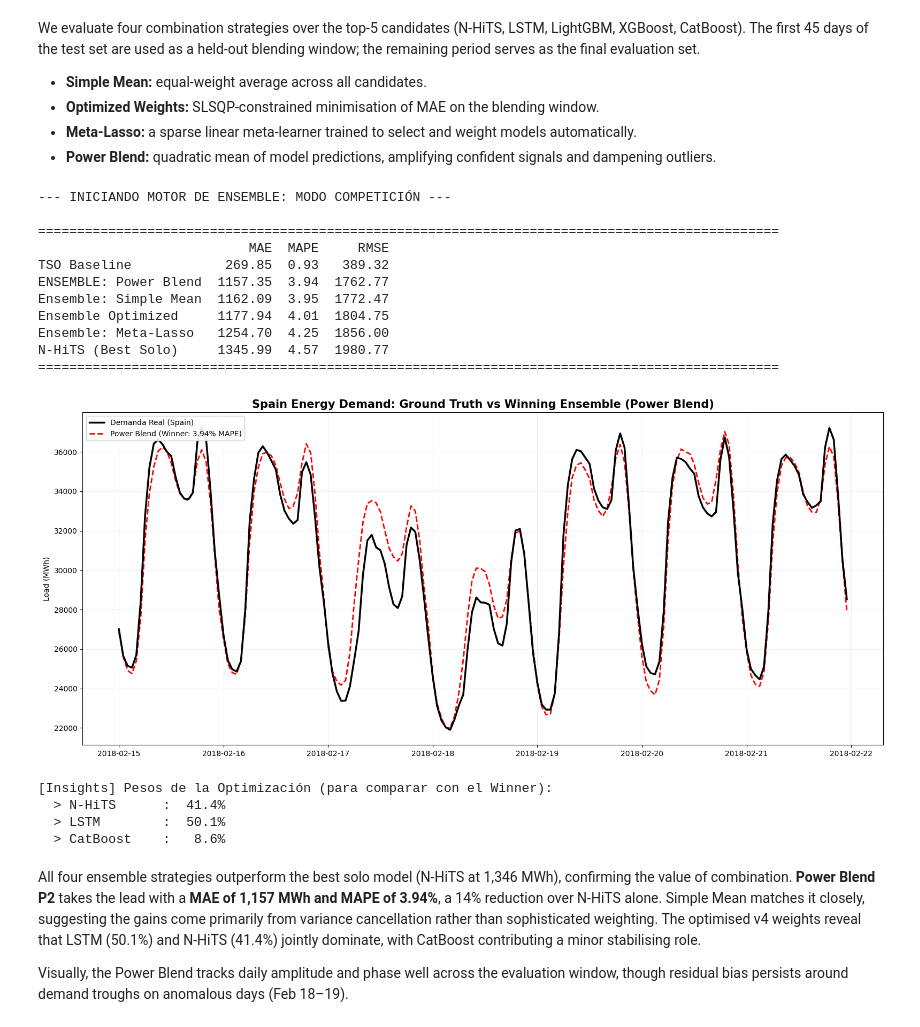
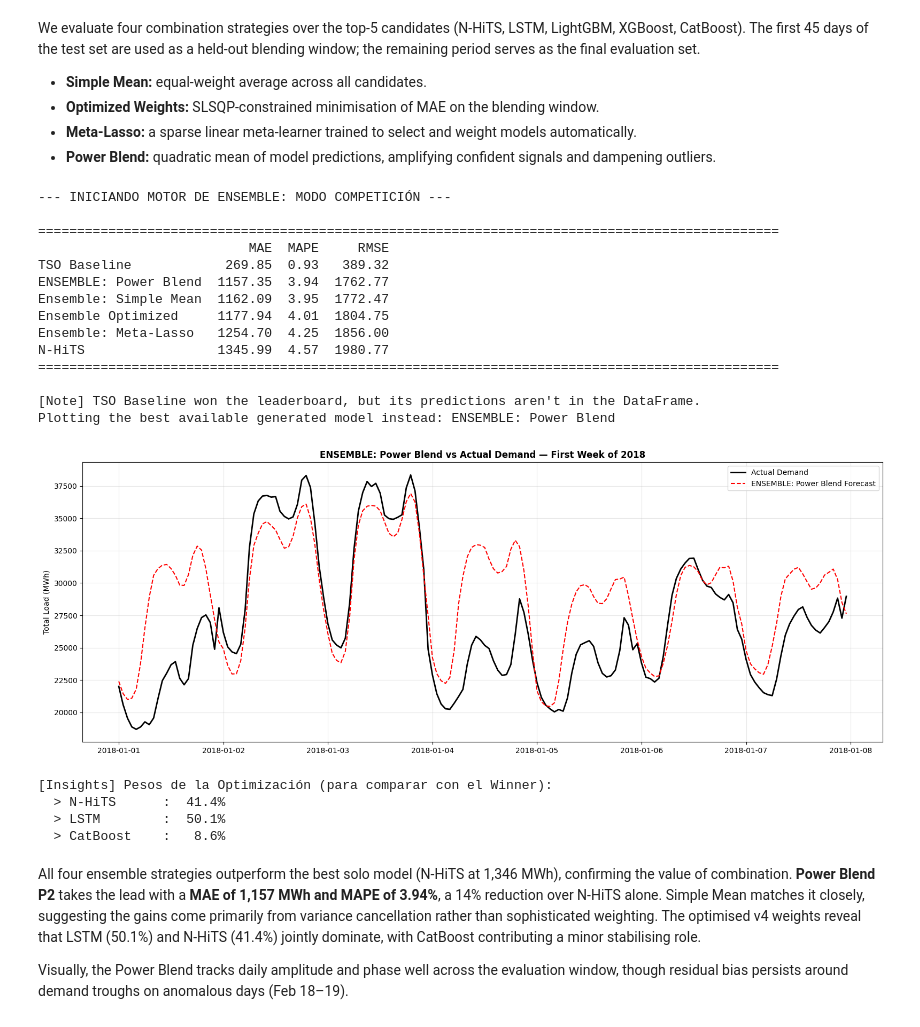
Before and after one commit to MariaGoico/Time_Series_Final_Project, a Jupyter notebook: modeling_pipeline.ipynb, the cells around one changed output. Drawn from its saved outputs; the diff is of its cells as text; code cells hidden in the pictures.

Commit message:
changed plot ensemble forecast

```diff
--- a/modeling_pipeline.ipynb
+++ b/modeling_pipeline.ipynb
@@ -451,10 +487,9 @@ model_names = [c for c in ensemble_df.columns if c != 'Actual']
 
 train_size = 45 * 24
 train_df = ensemble_df.iloc[:train_size]
-eval_df  = ensemble_df.iloc[train_size:].copy()
 
-
-eval_df['ENSEMBLE: Power Blend'] = (eval_df[model_names]**2).mean(axis=1)**(1/2)
+# Calculate ensembles over the ENTIRE dataset so we can plot any timeframe
+ensemble_df['ENSEMBLE: Power Blend'] = (ensemble_df[model_names]**2).mean(axis=1)**(1/2)
 
 def objective_mae(weights):
     weights = weights / np.sum(weights)
@@ -465,14 +500,14 @@ res_opt = minimize(objective_mae, [1./len(model_names)]*len(model_names),
                    method='SLSQP', bounds=[(0, 1)]*len(model_names),
                    constraints=({'type': 'eq', 'fun': lambda w: np.sum(w) - 1}))
 best_w_opt = res_opt.x / np.sum(res_opt.x)
-eval_df['Ensemble Optimized'] = (eval_df[model_names] * best_w_opt).sum(axis=1)
+ensemble_df['Ensemble Optimized'] = (ensemble_df[model_names] * best_w_opt).sum(axis=1)
 
 meta_lasso = Lasso(alpha=0.1, positive=True)
 meta_lasso.fit(train_df[model_names], train_df['Actual'])
-eval_df['Ensemble: Meta-Lasso'] = meta_lasso.predict(eval_df[model_names])
+ensemble_df['Ensemble: Meta-Lasso'] = meta_lasso.predict(ensemble_df[model_names])
 
-eval_df['Ensemble: Simple Mean'] = eval_df[model_names].mean(axis=1)
-
+ensemble_df['Ensemble: Simple Mean'] = ensemble_df[model_names].mean(axis=1)
+eval_df = ensemble_df.iloc[train_size:].copy()
 
 def get_metrics(y_true, y_pred):
     return {
@@ -487,45 +522,61 @@ leaderboard = {
     'Ensemble Optimized': get_metrics(eval_df['Actual'], eval_df['Ensemble Optimized']),
     'Ensemble: Meta-Lasso': get_metrics(eval_df['Actual'], eval_df['Ensemble: Meta-Lasso']),
     'Ensemble: Simple Mean': get_metrics(eval_df['Actual'], eval_df['Ensemble: Simple Mean']),
-    'N-HiTS (Best Solo)': get_metrics(eval_df['Actual'], eval_df['N-HiTS'])
+    'N-HiTS': get_metrics(eval_df['Actual'], eval_df['N-HiTS'])
 }
 
 report_df = pd.DataFrame(leaderboard).T[['MAE', 'MAPE', 'RMSE']].sort_values('MAE')
 print("\n" + "="*95)
 print(report_df.round(2).to_string())
 print("="*95)
 
-plt.figure(figsize=(16, 7))
-plot_window = eval_df.iloc[:168]
+# Extract the best model
+available_columns = ensemble_df.columns.tolist()
+valid_models = [m for m in report_df.index if m in available_columns]
 
-plt.plot(plot_window.index, plot_window['Actual'], label='Demanda Real (Spain)', color='black', lw=2.5, zorder=3)
-plt.plot(plot_window.index, plot_window['ENSEMBLE: Power Blend'],
-         label='Power Blend (Winner: 3.94% MAPE)', color='#FF0000', lw=2, linestyle='--')
+top_name = valid_models[0]
 
-plt.title("Spain Energy Demand: Ground Truth vs Winning Ensemble (Power Blend)", fontsize=15, fontweight='bold')
-plt.ylabel("Load (MWh)")
-plt.legend(frameon=True, facecolor='white', framealpha=0.9, loc='upper left')
-plt.grid(True, alpha=0.2)
+if top_name != report_df.index[0]:
+    print(f"\n[Note] {report_df.index[0]} won the leaderboard, but its predictions aren't in the DataFrame.")
+    print(f"Plotting the best available generated model instead: {top_name}")
+else:
+    print(f"\nBest model: {top_name}")
+
+plt.figure(figsize=(16, 6))
+
+# First Week of 2018
+plot_window = ensemble_df.iloc[:168]
+
+plt.plot(plot_window.index, plot_window['Actual'], label="Actual Demand", color="black", linewidth=2)
+plt.plot(plot_window.index, plot_window[top_name], label=f"{top_name} Forecast", color="red", linestyle="--")
+
+plt.title(f"{top_name} vs Actual Demand — First Week of 2018", fontweight="bold")
+plt.ylabel("Total Load (MWh)")
+plt.legend()
+plt.grid(True, alpha=0.3)
 plt.tight_layout()
 plt.show()
 
 print("\n[Insights] Pesos de la Optimización (para comparar con el Winner):")
 for name, w in zip(model_names, best_w_opt):
     if w > 0.01:
         print(f"  > {name:<12}: {w*100:>5.1f}%")
 # %% [output]
 --- INICIANDO MOTOR DE ENSEMBLE: MODO COMPETICIÓN ---
 
 ===============================================================================================
                            MAE  MAPE     RMSE
 TSO Baseline            269.85  0.93   389.32
 ENSEMBLE: Power Blend  1157.35  3.94  1762.77
 Ensemble: Simple Mean  1162.09  3.95  1772.47
 Ensemble Optimized     1177.94  4.01  1804.75
 Ensemble: Meta-Lasso   1254.70  4.25  1856.00
-N-HiTS (Best Solo)     1345.99  4.57  1980.77
+N-HiTS                 1345.99  4.57  1980.77
 ===============================================================================================
+
+[Note] TSO Baseline won the leaderboard, but its predictions aren't in the DataFrame.
+Plotting the best available generated model instead: ENSEMBLE: Power Blend
-[figure, old version]
+[figure, new version]
 [Insights] Pesos de la Optimización (para comparar con el Winner):
   > N-HiTS      :  41.4%
   > LSTM        :  50.1%
```
Also changed, not shown: parts of 2 cells of this notebook.
